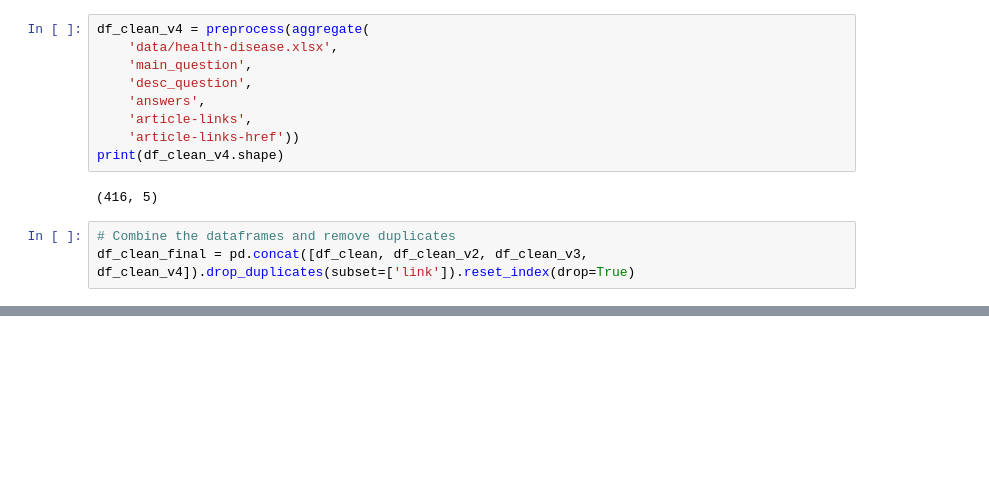
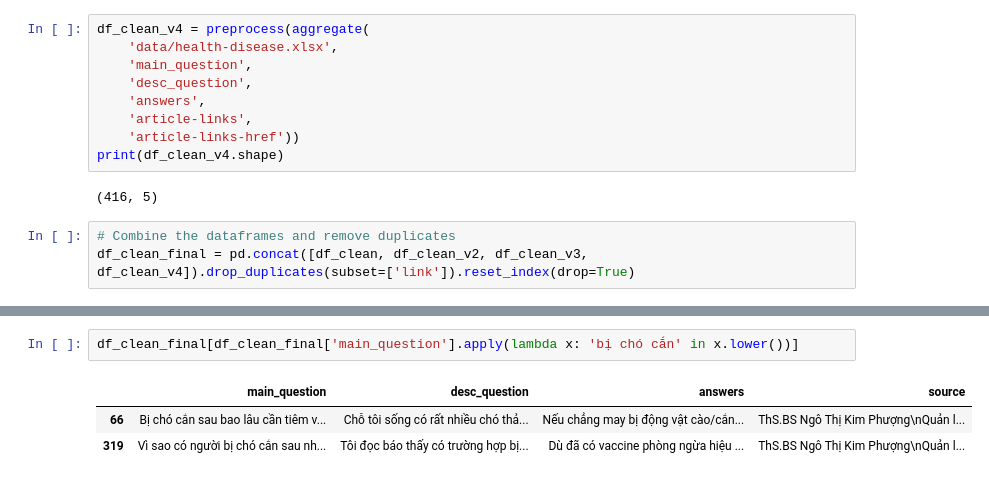
Before and after one commit to trantrikien239/GPTVietFinetune, a Jupyter notebook: DataPreprocessing.ipynb, the cells around one changed output, grey strips where cells are left out. Cells and saved outputs as stored; diff of their text form; blank space fills up the shorter version.

```diff
--- a/DataPreprocessing.ipynb
+++ b/DataPreprocessing.ipynb
@@ -114,3 +170,9 @@ df_clean_final.head()
 | 2 | Ăn cá bụng to hay bé tốt hơn? | Khi mua cá, tôi thường chọn những... | Mỗi loại cá có thành phần dinh dư... | PGS.TS Nguyễn Duy Thịnh\nViện Côn... |
 | 3 | Ăn cá hay thịt tốt hơn? | Nhiều người cho rằng nên ăn nhiều... | Cá và thịt đều là nguồn protein c... | PGS. TS Nguyễn Duy Thịnh\nViện Kh... |
 | 4 | Ăn cà muối xổi có gây độc? | Gia đình tôi hay ăn cà muối xổi, ... | Cà pháo có tác dụng kích thích đư... | PGS Nguyễn Duy Thịnh\nViện Công n... |
+# %%
+df_clean_final[df_clean_final['main_question'].apply(lambda x: 'bị chó cắn' in x.lower())]
+# %% [output]
+|  | main_question | desc_question | answers | source |
+| 66 | Bị chó cắn sau bao lâu cần tiêm v... | Chỗ tôi sống có rất nhiều chó thả... | Nếu chẳng may bị động vật cào/cắn... | ThS.BS Ngô Thị Kim Phượng\nQuản l... |
+| 319 | Vì sao có người bị chó cắn sau nh... | Tôi đọc báo thấy có trường hợp bị... | Dù đã có vaccine phòng ngừa hiệu ... | ThS.BS Ngô Thị Kim Phượng\nQuản l... |
```
Also changed, not shown: parts of 22 cells of this notebook, 7 other files.
